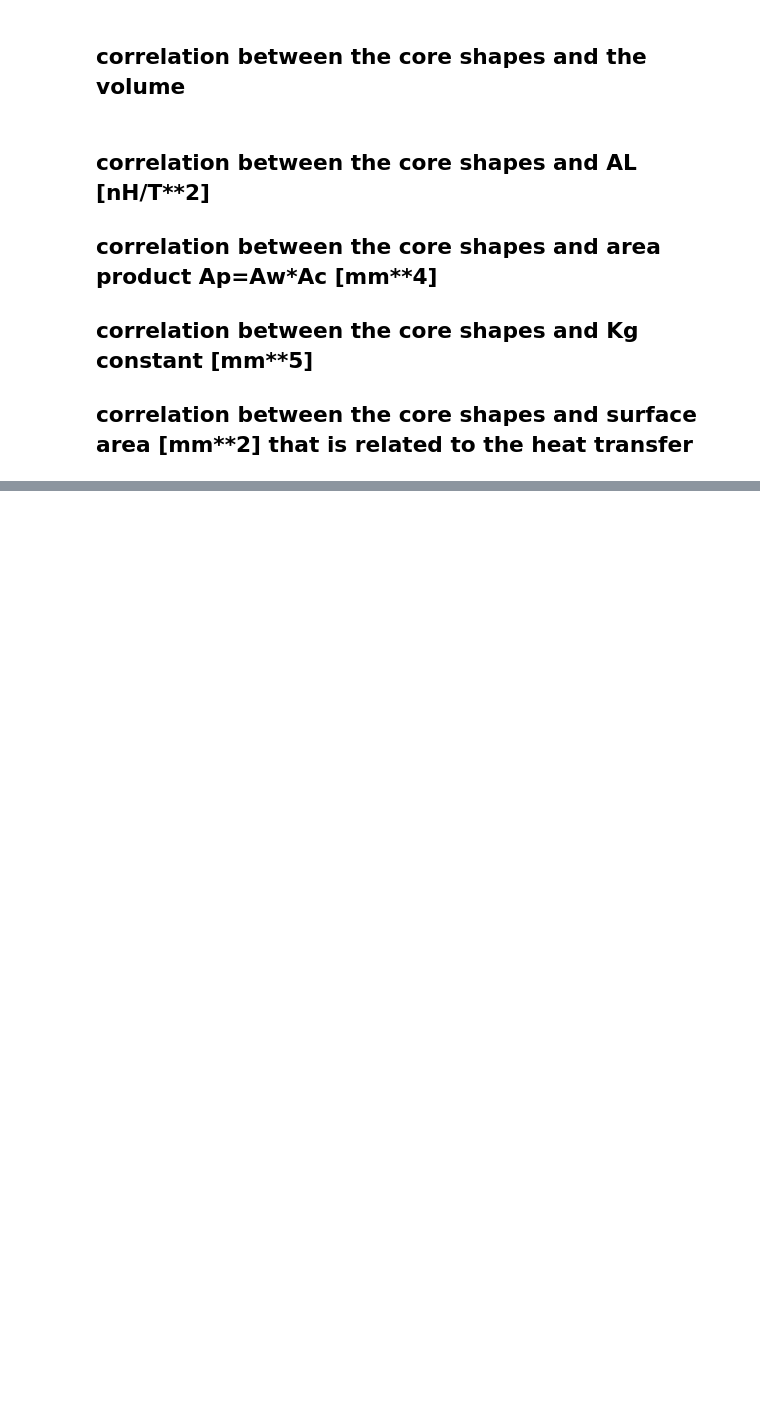
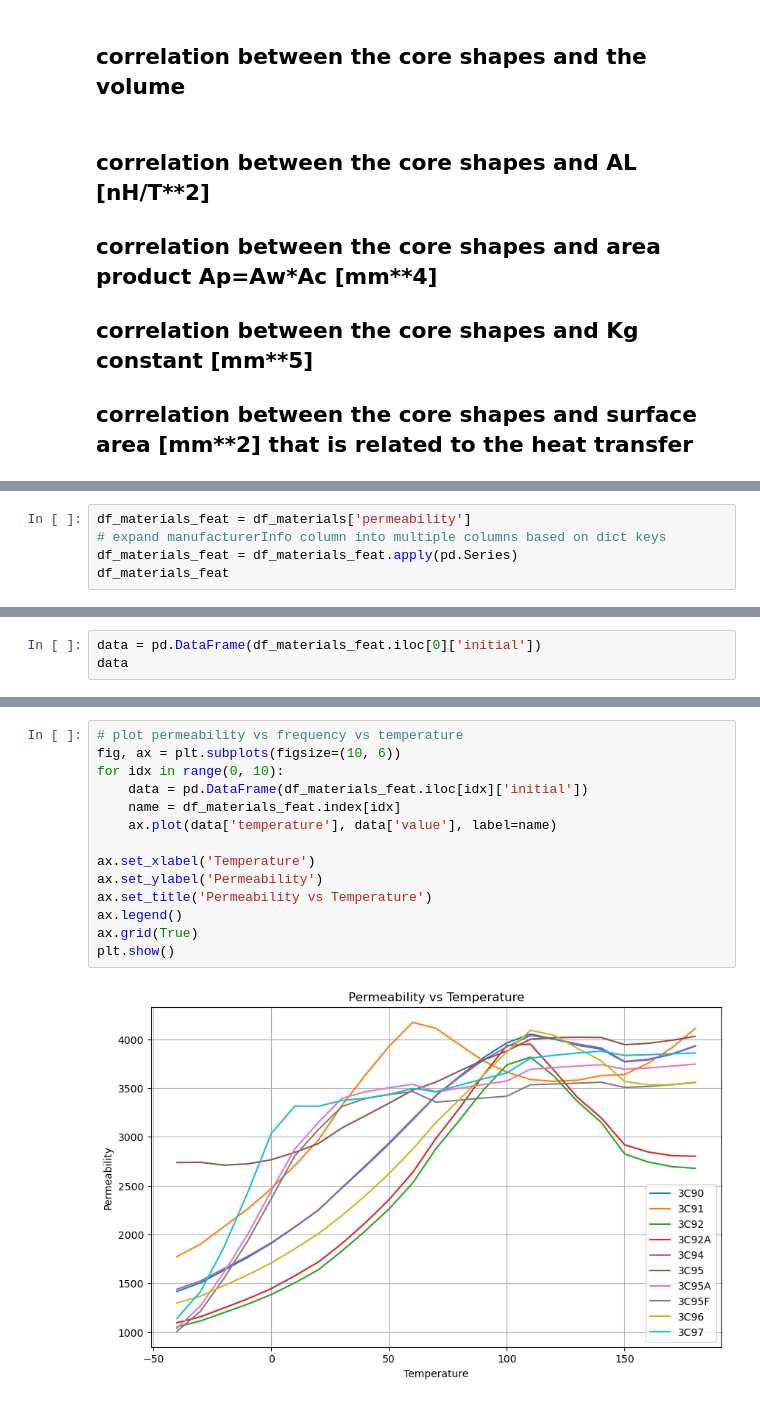
Before and after one commit to OpenMagnetics/PyMKF, a Jupyter notebook: examples/basic_usage.ipynb, the cells around one changed output, grey strips where cells are left out. Saved outputs shown, nothing was run; the diff lists cells and outputs as text; blank space fills up the shorter version.

```diff
--- a/examples/basic_usage.ipynb
+++ b/examples/basic_usage.ipynb
@@ -56,0 +188,5 @@ currently not possible as the data is not available or correlated to manufacture
+# %%
+df_materials_feat = df_materials['permeability']
+# expand manufacturerInfo column into multiple columns based on dict keys
+df_materials_feat = df_materials_feat.apply(pd.Series)
+df_materials_feat
@@ -56,0 +208,3 @@ currently not possible as the data is not available or correlated to manufacture
+# %%
+data = pd.DataFrame(df_materials_feat.iloc[0]['initial'])
+data
@@ -56,0 +229,16 @@ currently not possible as the data is not available or correlated to manufacture
+# %%
+# plot permeability vs frequency vs temperature
+fig, ax = plt.subplots(figsize=(10, 6))
+for idx in range(0, 10):
+    data = pd.DataFrame(df_materials_feat.iloc[idx]['initial'])
+    name = df_materials_feat.index[idx]
+    ax.plot(data['temperature'], data['value'], label=name)
+
+ax.set_xlabel('Temperature')
+ax.set_ylabel('Permeability')
+ax.set_title('Permeability vs Temperature')
+ax.legend()
+ax.grid(True)
+plt.show()
+# %% [output]
+[figure, added]
```
Also changed, not shown: parts of 15 cells of this notebook, 1 other file.
